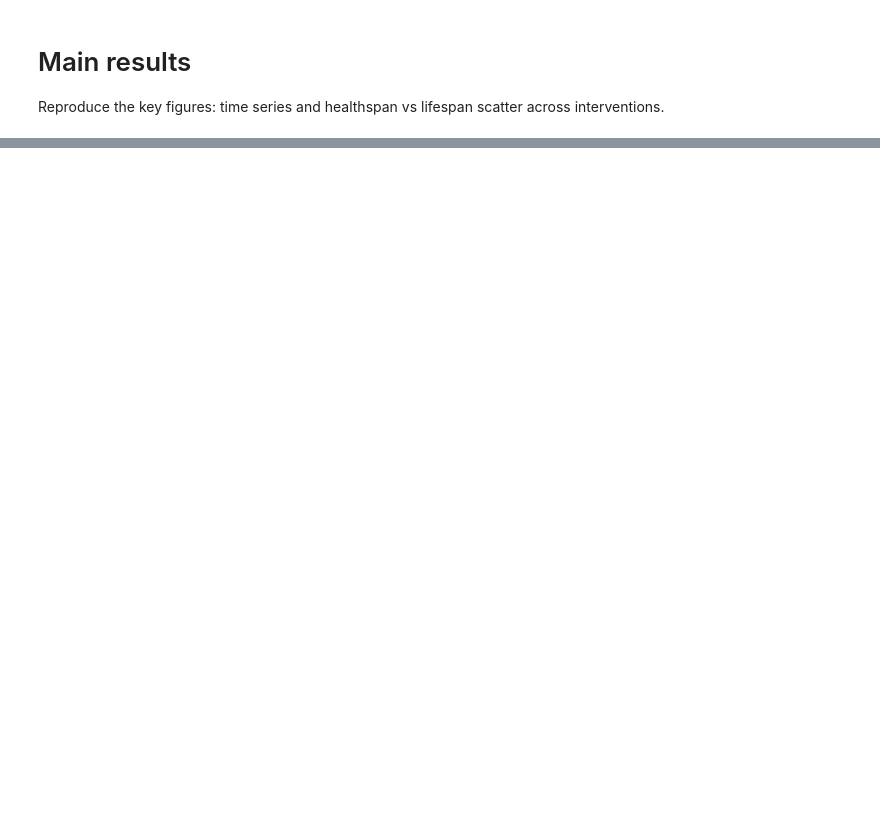
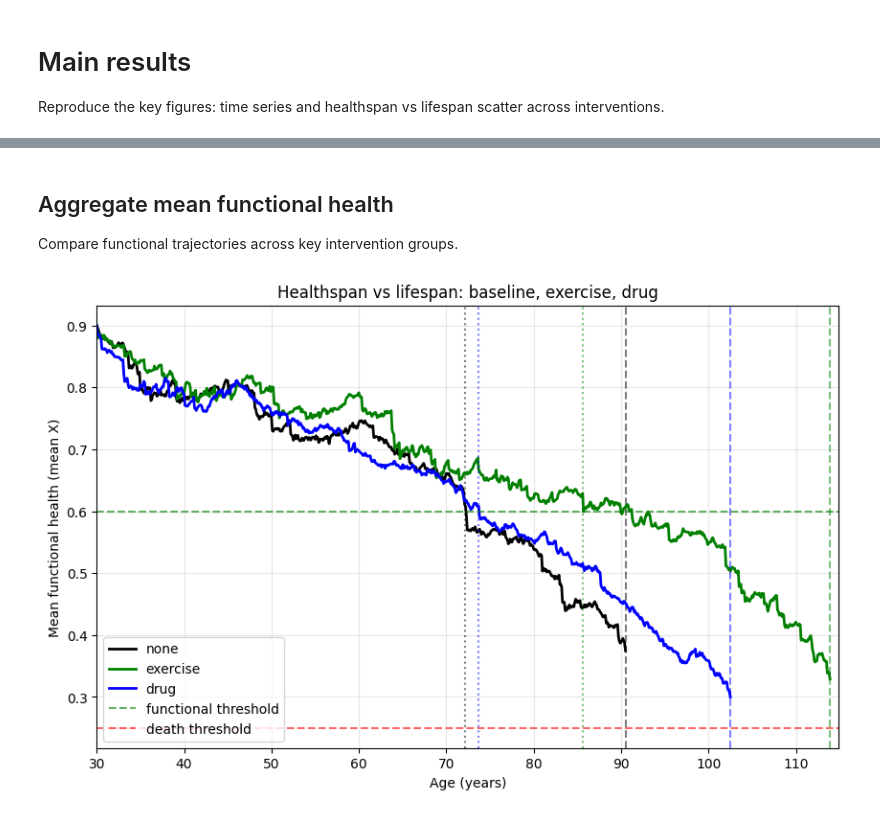
Before and after one commit to smartinelle/systemic_rejuvenation, a Jupyter notebook: notebooks/02_main_results.ipynb, the cells around one changed output, grey strips where cells are left out. Cells and saved outputs as stored; diff of their text form; code cells hidden in the pictures; blank space fills up the shorter version.

```diff
--- a/notebooks/02_main_results.ipynb
+++ b/notebooks/02_main_results.ipynb
@@ -34,0 +53,41 @@ plt.show()
+# %% [markdown]
+## Aggregate mean functional health
+
+Compare functional trajectories across key intervention groups.
+# %%
+
+# Aggregate mean functional health: baseline vs exercise vs drug
+compare1 = ["none", "exercise", "drug"]
+
+plt.figure(figsize=(10, 6))
+for mode in compare1:
+    res = single_results[mode]
+    mean_X = res.X_hist.mean(axis=1)
+    plt.plot(
+        res.age,
+        mean_X,
+        label=mode,
+        color=color_map.get(mode),
+        linewidth=2,
+    )
+    if res.healthspan is not None:
+        plt.axvline(res.healthspan, color=color_map.get(mode), linestyle=":", alpha=0.5)
+    if res.lifespan is not None:
+        plt.axvline(res.lifespan, color=color_map.get(mode), linestyle="--", alpha=0.5)
+
+plt.axhline(sim_cfg.func_threshold, color="green", linestyle="--", alpha=0.6, label="functional threshold")
+plt.axhline(sim_cfg.death_threshold, color="red", linestyle="--", alpha=0.6, label="death threshold")
+
+max_death_age = max(
+    (single_results[m].lifespan for m in compare1 if single_results[m].lifespan is not None),
+    default=sim_cfg.start_age + sim_cfg.years,
+)
+plt.xlim(sim_cfg.start_age, max_death_age + 1.0)
+plt.xlabel("Age (years)")
+plt.ylabel("Mean functional health (mean X)")
+plt.title("Healthspan vs lifespan: baseline, exercise, drug")
+plt.legend()
+plt.grid(True, alpha=0.3)
+plt.show()
+# %% [output]
+[figure, added]
```
Also changed, not shown: parts of 8 cells of this notebook.
